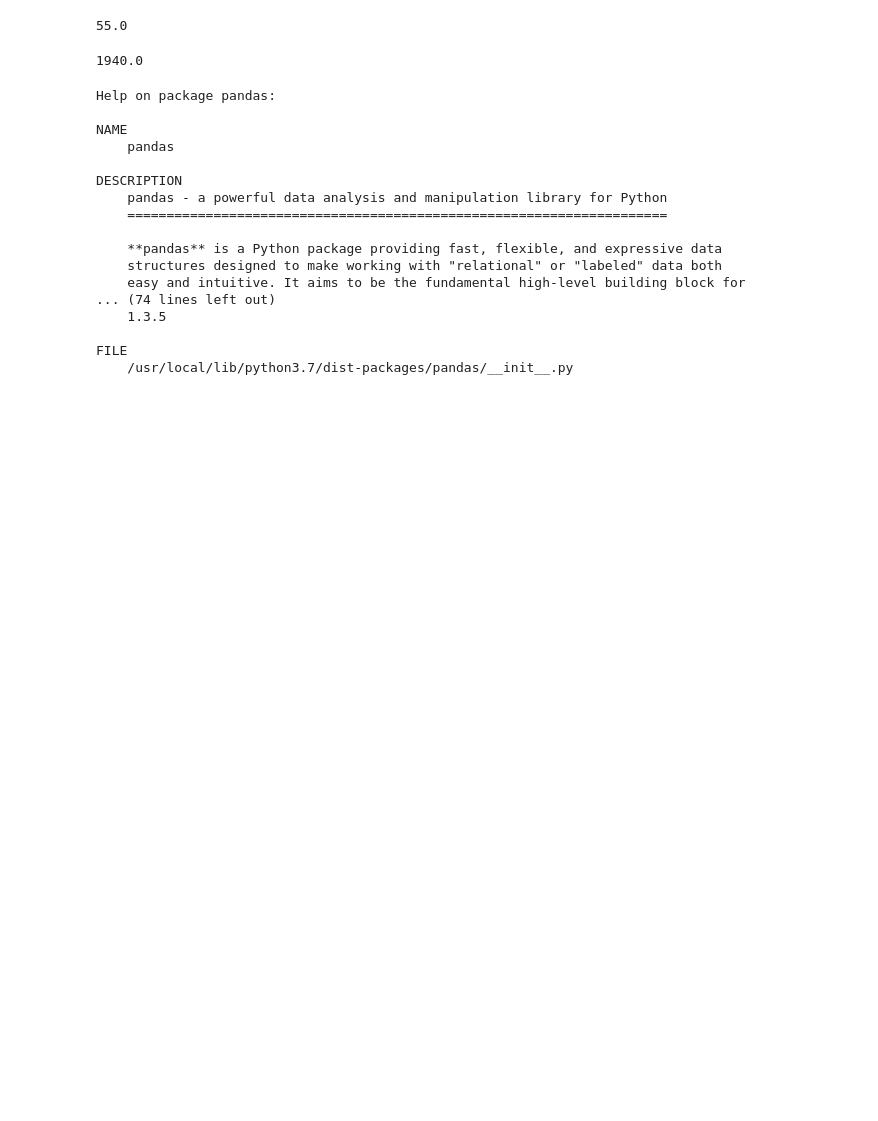
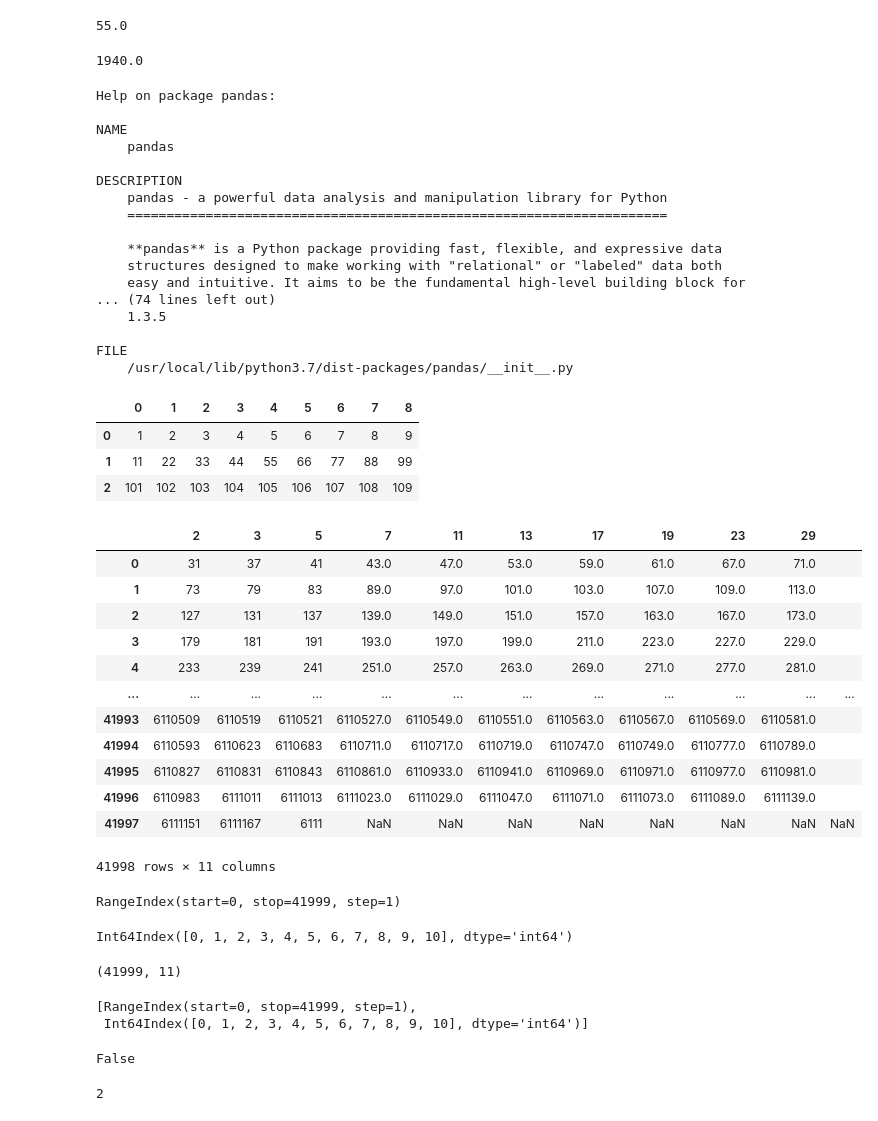
Before and after one commit to ritikavijayy/mlReva, a Jupyter notebook: Numpy.ipynb, the cells around one changed output. Saved outputs shown, nothing was run; the diff lists cells and outputs as text; code cells hidden in the pictures; blank space fills up the shorter version.

```diff
--- a/Numpy.ipynb
+++ b/Numpy.ipynb
@@ -224,0 +227,25 @@ FILE
+# %%
+pandas.DataFrame(arr)
+# %% [output]
+|  | 0 | 1 | 2 | 3 | 4 | 5 | 6 | 7 | 8 |
+| 0 | 1 | 2 | 3 | 4 | 5 | 6 | 7 | 8 | 9 |
+| 1 | 11 | 22 | 33 | 44 | 55 | 66 | 77 | 88 | 99 |
+| 2 | 101 | 102 | 103 | 104 | 105 | 106 | 107 | 108 | 109 |
+# %%
+df=pd.read_csv('prime.csv')
+# %%
+df
+# %% [output]
+|  | 2 | 3 | 5 | 7 | 11 | 13 | 17 | 19 | 23 | 29 |  |
+| 0 | 31 | 37 | 41 | 43.0 | 47.0 | 53.0 | 59.0 | 61.0 | 67.0 | 71.0 |  |
+| 1 | 73 | 79 | 83 | 89.0 | 97.0 | 101.0 | 103.0 | 107.0 | 109.0 | 113.0 |  |
+| 2 | 127 | 131 | 137 | 139.0 | 149.0 | 151.0 | 157.0 | 163.0 | 167.0 | 173.0 |  |
+| 3 | 179 | 181 | 191 | 193.0 | 197.0 | 199.0 | 211.0 | 223.0 | 227.0 | 229.0 |  |
+| 4 | 233 | 239 | 241 | 251.0 | 257.0 | 263.0 | 269.0 | 271.0 | 277.0 | 281.0 |  |
+| ... | ... | ... | ... | ... | ... | ... | ... | ... | ... | ... | ... |
+| 41993 | 6110509 | 6110519 | 6110521 | 6110527.0 | 6110549.0 | 6110551.0 | 6110563.0 | 6110567.0 | 6110569.0 | 6110581.0 |  |
+| 41994 | 6110593 | 6110623 | 6110683 | 6110711.0 | 6110717.0 | 6110719.0 | 6110747.0 | 6110749.0 | 6110777.0 | 6110789.0 |  |
+| 41995 | 6110827 | 6110831 | 6110843 | 6110861.0 | 6110933.0 | 6110941.0 | 6110969.0 | 6110971.0 | 6110977.0 | 6110981.0 |  |
+| 41996 | 6110983 | 6111011 | 6111013 | 6111023.0 | 6111029.0 | 6111047.0 | 6111071.0 | 6111073.0 | 6111089.0 | 6111139.0 |  |
+| 41997 | 6111151 | 6111167 | 6111 | NaN | NaN | NaN | NaN | NaN | NaN | NaN | NaN |
+41998 rows × 11 columns
@@ -224,0 +254,25 @@ FILE
+# %%
+df.index
+# %% [output]
+RangeIndex(start=0, stop=41999, step=1)
+# %%
+df.columns
+# %% [output]
+Int64Index([0, 1, 2, 3, 4, 5, 6, 7, 8, 9, 10], dtype='int64')
+# %%
+df.shape
+# %% [output]
+(41999, 11)
+# %%
+df.axes
+# %% [output]
+[RangeIndex(start=0, stop=41999, step=1),
+ Int64Index([0, 1, 2, 3, 4, 5, 6, 7, 8, 9, 10], dtype='int64')]
+# %%
+df.empty
+# %% [output]
+False
+# %%
+df.ndim
+# %% [output]
+2
```
Also changed, not shown: parts of 11 cells of this notebook.
